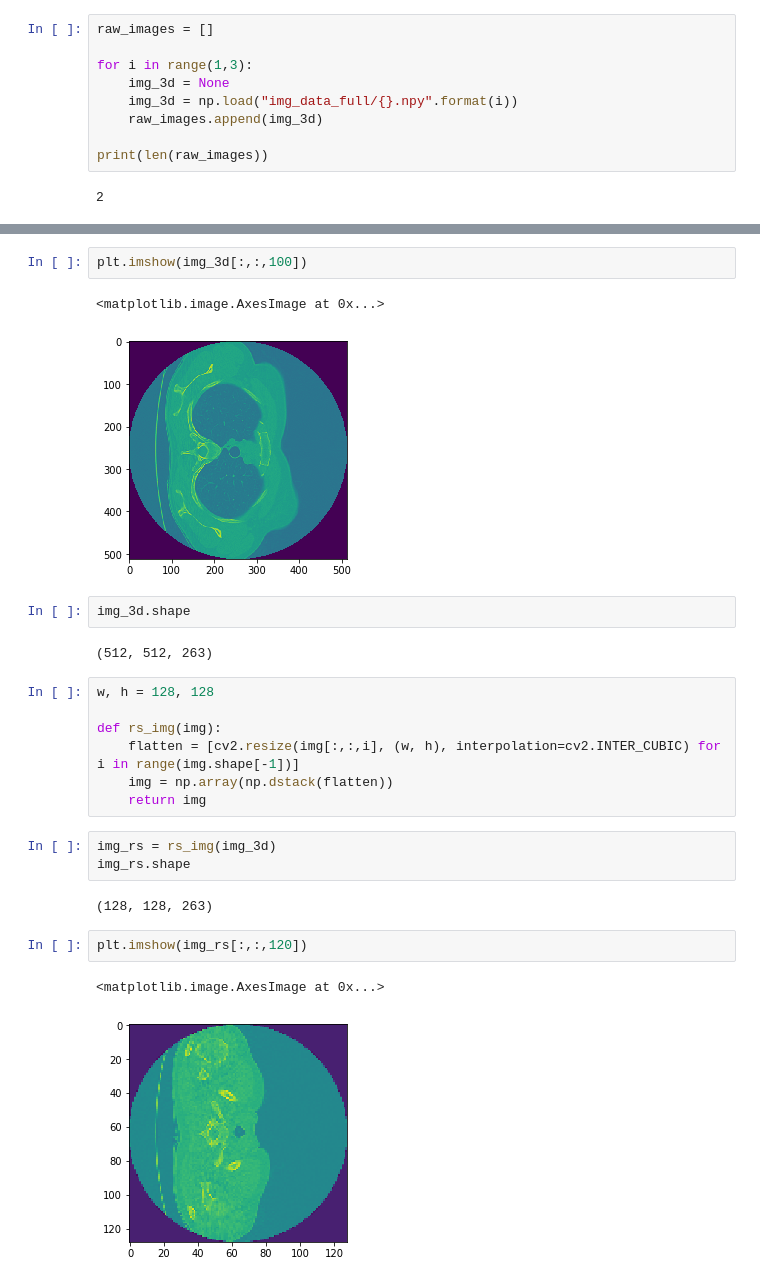
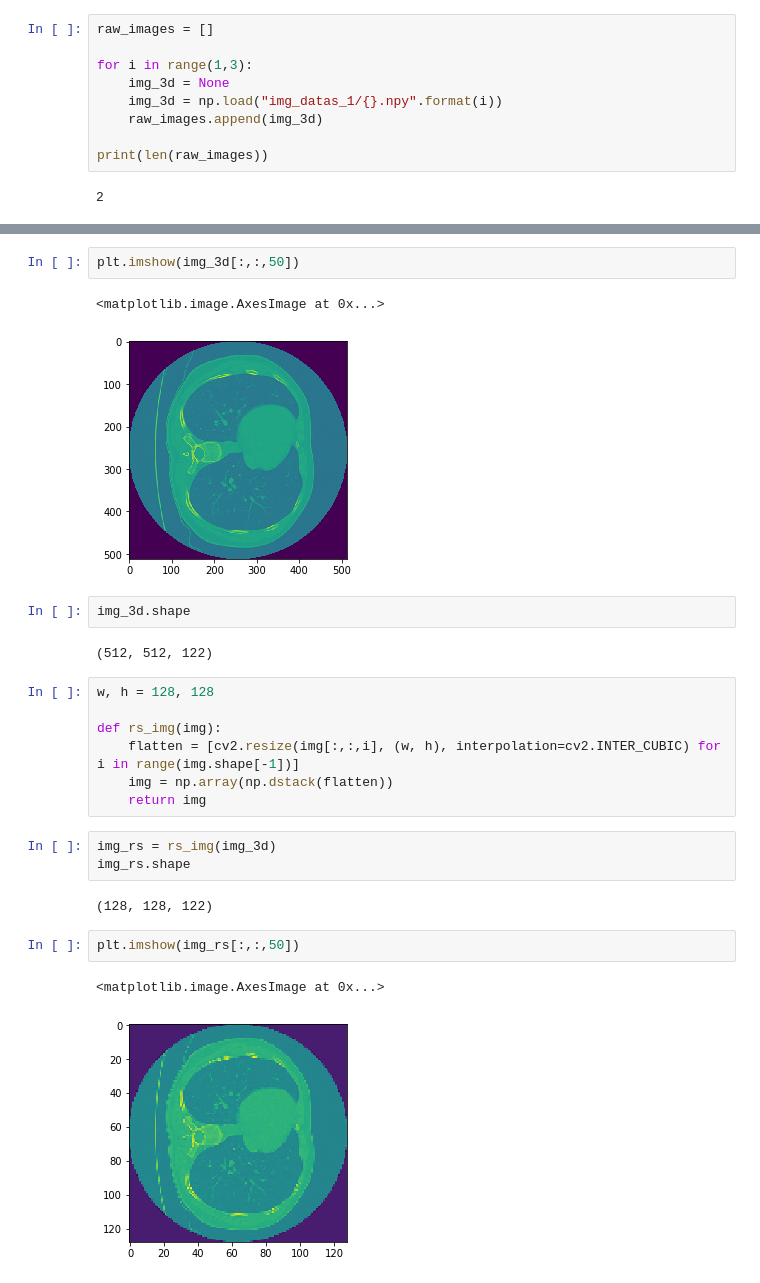
Before and after one commit to hasibzunair/tuberculosis-severity, a Jupyter notebook: utils/resize.ipynb, the cells around one changed output, grey strips where cells are left out. Drawn from its saved outputs; the diff is of its cells as text.

```diff
--- a/utils/resize.ipynb
+++ b/utils/resize.ipynb
@@ -7,7 +10,7 @@ raw_images = []
 
 for i in range(1,3):
     img_3d = None
-    img_3d = np.load("img_data_full/{}.npy".format(i))
+    img_3d = np.load("img_datas_1/{}.npy".format(i))
     raw_images.append(img_3d)
 
 print(len(raw_images))
@@ -21,12 +24,12 @@ img_3d.shape
 # %%
-plt.imshow(img_3d[:,:,100])
+plt.imshow(img_3d[:,:,50])
 # %% [output]
 <matplotlib.image.AxesImage at 0x...>
-[figure, old version]
+[figure, new version]
 # %%
 img_3d.shape
 # %% [output]
-(512, 512, 263)
+(512, 512, 122)
 # %%
 w, h = 128, 128
 
@@ -38,9 +41,9 @@ def rs_img(img):
 img_rs = rs_img(img_3d)
 img_rs.shape
 # %% [output]
-(128, 128, 263)
+(128, 128, 122)
 # %%
-plt.imshow(img_rs[:,:,120])
+plt.imshow(img_rs[:,:,50])
 # %% [output]
 <matplotlib.image.AxesImage at 0x...>
-[figure, old version]
+[figure, new version]
```
Also changed, not shown: parts of 11 cells of this notebook.
